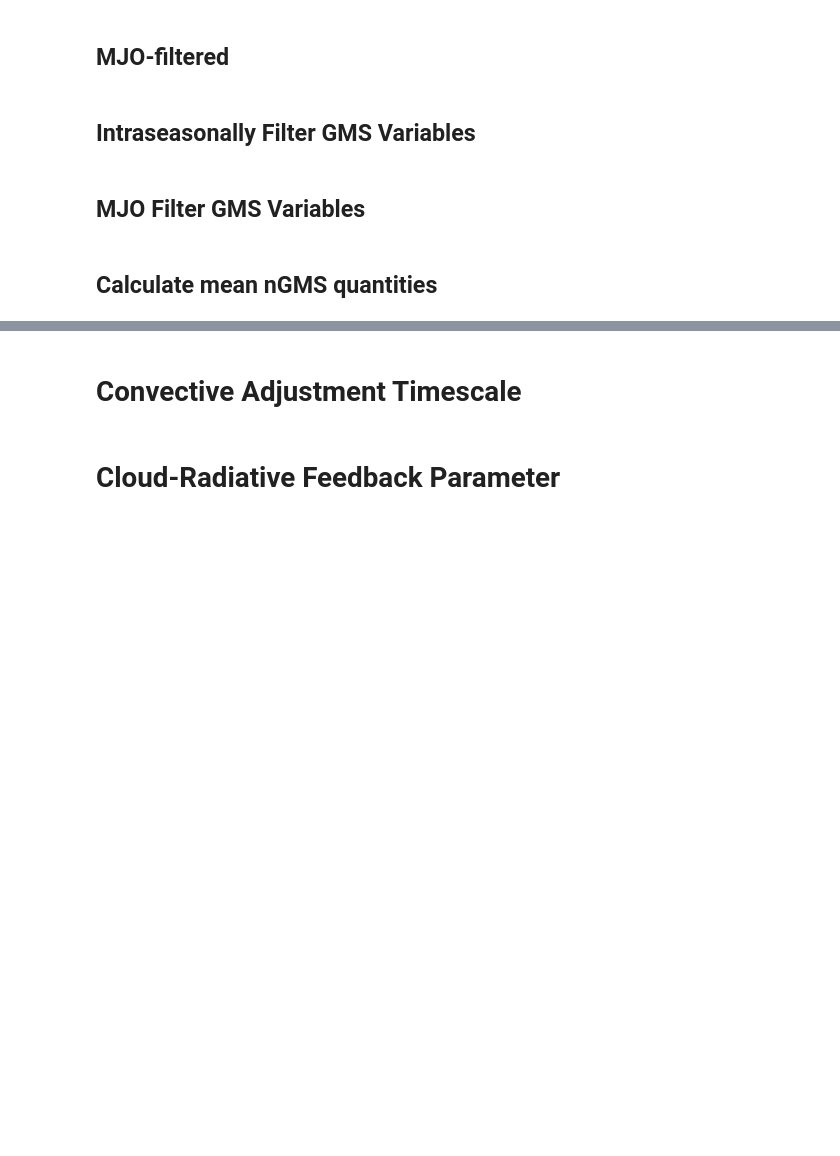
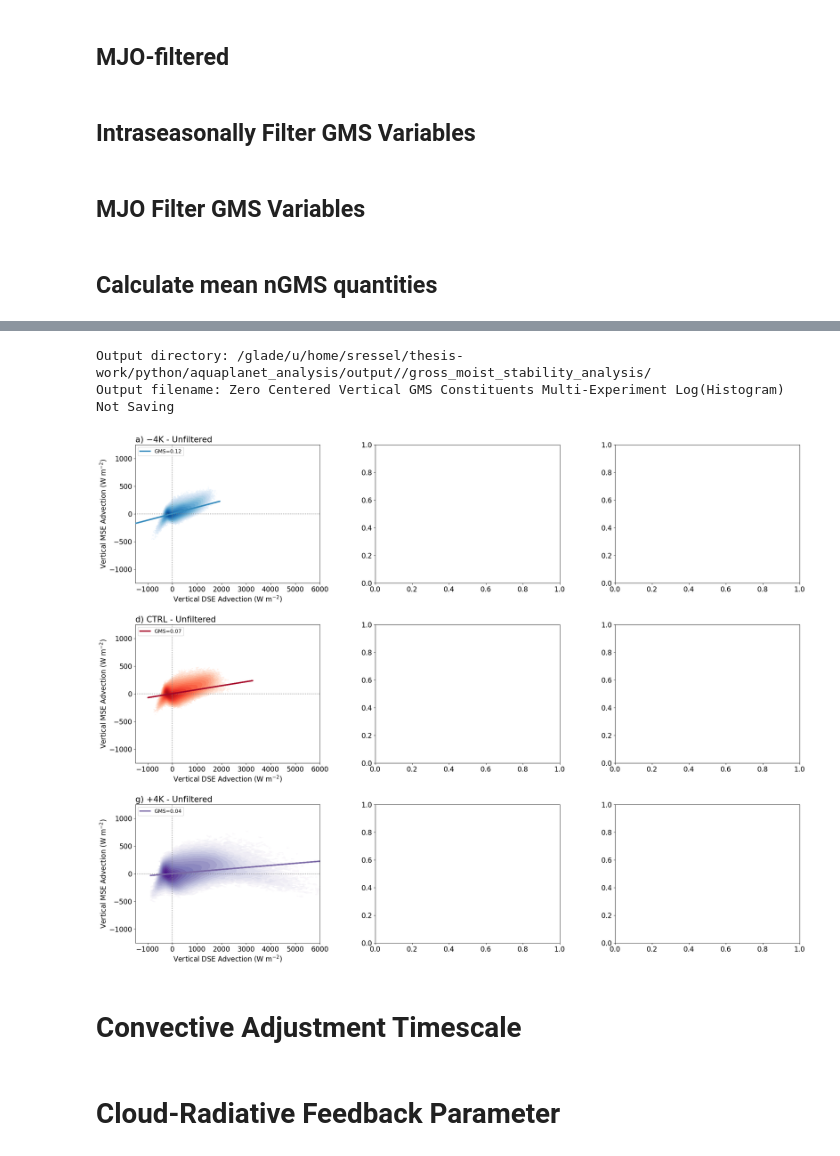
Before and after one commit to spencer-ressel/thesis-work, a Jupyter notebook: python/aquaplanet_analysis/3_gross_moist_stability_analysis.ipynb, the cells around one changed output, grey strips where cells are left out. Saved outputs shown, nothing was run; the diff lists cells and outputs as text; code cells hidden in the pictures; blank space fills up the shorter version.

```diff
--- a/python/aquaplanet_analysis/3_gross_moist_stability_analysis.ipynb
+++ b/python/aquaplanet_analysis/3_gross_moist_stability_analysis.ipynb
@@ -843,16 +879,16 @@ GMS_estimate
 # %%
 savefig = False
 recalculate = False
-seed = 235913091
-random.seed(seed)
-sample_points = 10000
+# seed = 235913091
+# random.seed(seed)
+# sample_points = 10000
 
-component_to_plot = 'Horizontal'
+component_to_plot = 'Vertical'
 
 all_variables_dict = {
     'Unfiltered': multi_experiment_GMS_variables,
-    'Intraseasonally Filtered': multi_experiment_intraseasonally_filtered_GMS_variables,
-    'MJO Filtered': multi_experiment_mjo_filtered_GMS_variables
+    # 'Intraseasonally Filtered': multi_experiment_intraseasonally_filtered_GMS_variables,
+    # 'MJO Filtered': multi_experiment_mjo_filtered_GMS_variables
 }
 
 
@@ -961,33 +997,38 @@ for var_index, (dict_name, dict_values) in enumerate(all_variables_dict.items())
             (
                 f"{string.ascii_letters[ax_index]}) "
                 f"{config.EXPERIMENT_DISPLAY_NAMES[experiment]} - "
                 f"{dict_name}"
             ),
             loc='left'
         )
 
 # axes_list[0].set_title(
 #     (
 #         f'a) {component_to_plot} GMS Constituents'
 #         +(f", (Plot: {100*sample_percentage:0.1f}% Sample)" if sample_percentage < 1 else "")
 #     ),
 #     loc='left'
 # )
 
 output_filename = f"Zero Centered {component_to_plot} GMS Constituents Multi-Experiment Log(Histogram)"
 print(f"Output directory: {config.AQUAPLANET_OUTPUT_DIRECTORY}/gross_moist_stability_analysis/")
 print(f"Output filename: {output_filename}")
 if savefig:
     print(f"{f'Saving...':<{config.SEP_WIDTH-1}}", end="")
     plt.savefig(
         f"{config.AQUAPLANET_OUTPUT_DIRECTORY}/gross_moist_stability_analysis/{output_filename}.png",
         dpi=500,
         bbox_inches="tight",
     )
     print(rf"{'✔':>1}")
 else:
     print("Not Saving")
     plt.show()
+# %% [output]
+Output directory: /glade/u/home/sressel/thesis-work/python/aquaplanet_analysis/output//gross_moist_stability_analysis/
+Output filename: Zero Centered Vertical GMS Constituents Multi-Experiment Log(Histogram)
+Not Saving
+[figure, added]
 # %% [markdown]
 # Convective Adjustment Timescale
 # %%
```
Also changed, not shown: parts of 10 cells of this notebook, 17 other files.
